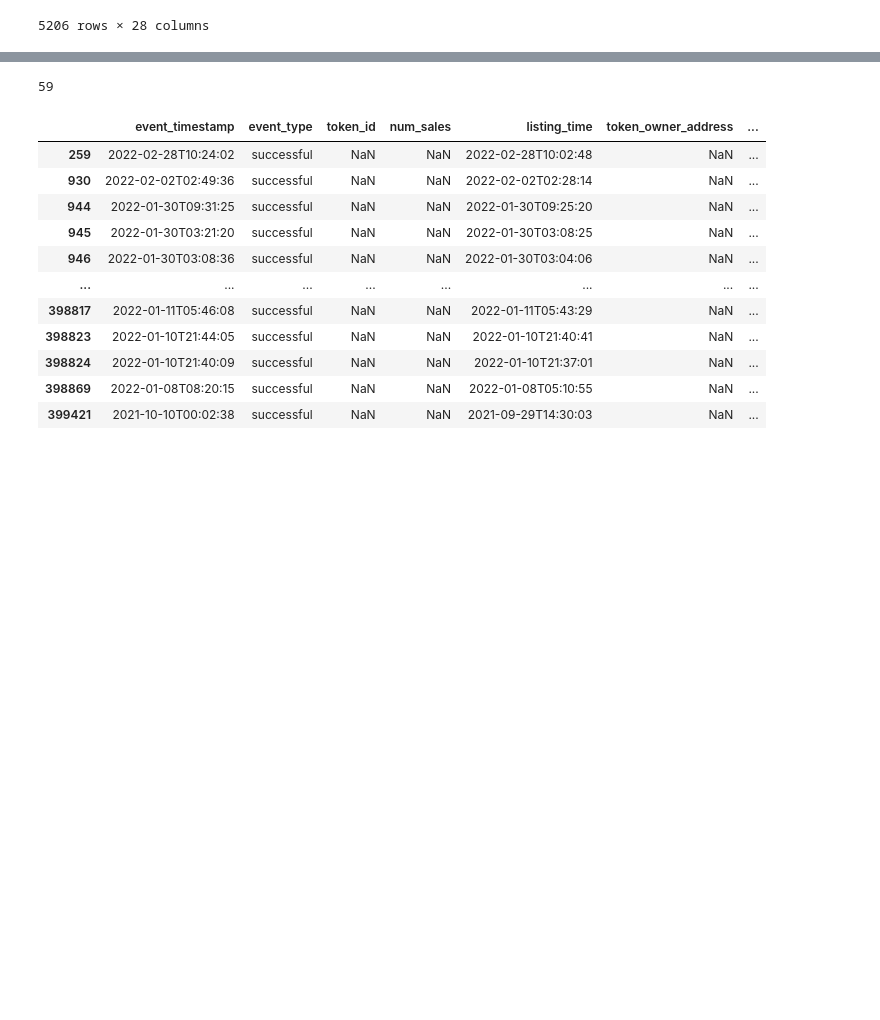
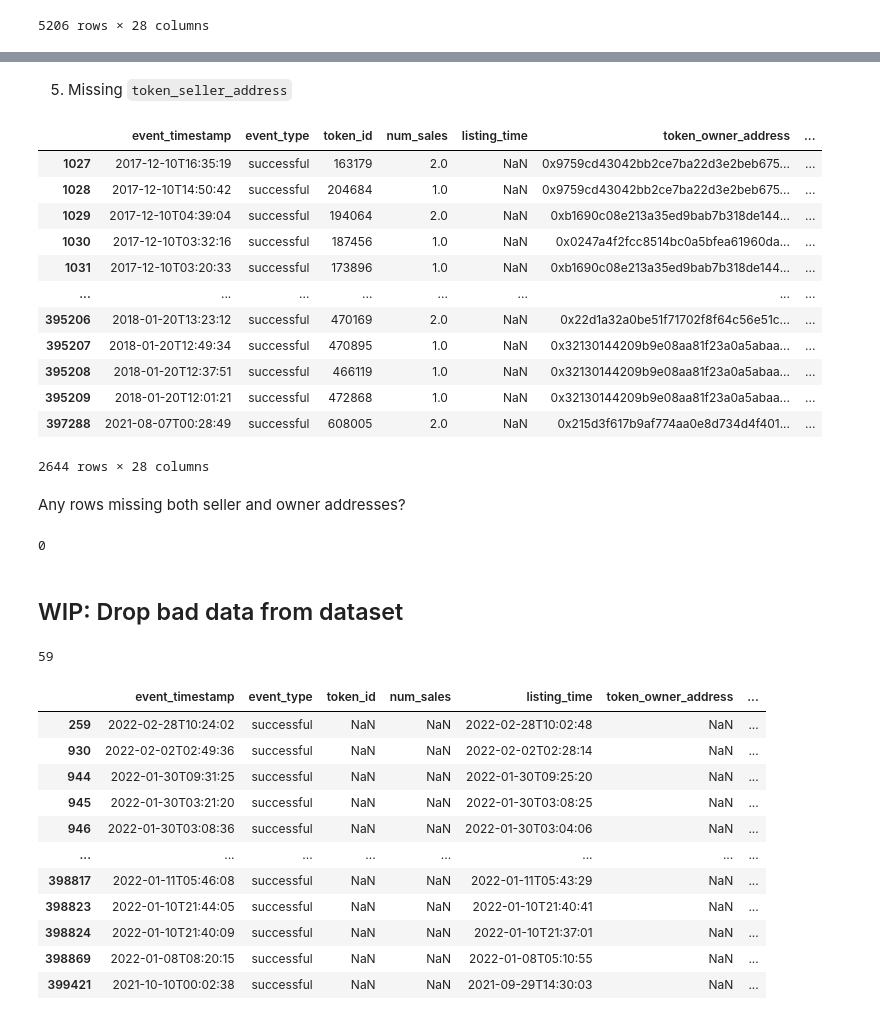
Before and after one commit to lawrence009/OpenSea_EDA, a Jupyter notebook: opeansea_events_eda.ipynb, the cells around one changed output, grey strips where cells are left out. Drawn from its saved outputs; the diff is of its cells as text; code cells hidden in the pictures; blank space fills up the shorter version.

Commit message:
identify potentially more bad data

```diff
--- a/opeansea_events_eda.ipynb
+++ b/opeansea_events_eda.ipynb
@@ -264,3 +260,31 @@ wallets[bad]
+# %% [markdown]
+5. Missing `token_seller_address`
+# %%
+bad = wallets.token_seller_address.isna()
+wallets[bad]
+# %% [output]
+|  | event_timestamp | event_type | token_id | num_sales | listing_time | token_owner_address | ... |
+| 1027 | 2017-12-10T16:35:19 | successful | 163179 | 2.0 | NaN | 0x9759cd43042bb2ce7ba22d3e2beb675... | ... |
+| 1028 | 2017-12-10T14:50:42 | successful | 204684 | 1.0 | NaN | 0x9759cd43042bb2ce7ba22d3e2beb675... | ... |
+| 1029 | 2017-12-10T04:39:04 | successful | 194064 | 2.0 | NaN | 0xb1690c08e213a35ed9bab7b318de144... | ... |
+| 1030 | 2017-12-10T03:32:16 | successful | 187456 | 1.0 | NaN | 0x0247a4f2fcc8514bc0a5bfea61960da... | ... |
+| 1031 | 2017-12-10T03:20:33 | successful | 173896 | 1.0 | NaN | 0xb1690c08e213a35ed9bab7b318de144... | ... |
+| ... | ... | ... | ... | ... | ... | ... | ... |
+| 395206 | 2018-01-20T13:23:12 | successful | 470169 | 2.0 | NaN | 0x22d1a32a0be51f71702f8f64c56e51c... | ... |
+| 395207 | 2018-01-20T12:49:34 | successful | 470895 | 1.0 | NaN | 0x32130144209b9e08aa81f23a0a5abaa... | ... |
+| 395208 | 2018-01-20T12:37:51 | successful | 466119 | 1.0 | NaN | 0x32130144209b9e08aa81f23a0a5abaa... | ... |
+| 395209 | 2018-01-20T12:01:21 | successful | 472868 | 1.0 | NaN | 0x32130144209b9e08aa81f23a0a5abaa... | ... |
+| 397288 | 2021-08-07T00:28:49 | successful | 608005 | 2.0 | NaN | 0x215d3f617b9af774aa0e8d734d4f401... | ... |
+2644 rows × 28 columns
+# %% [markdown]
+Any rows missing both seller and owner addresses?
+# %%
+bad = np.logical_and(wallets.token_seller_address.isna(), wallets.token_owner_address.isna())
+sum(bad)
+# %% [output]
+0
+# %% [markdown]
+## WIP: Drop bad data from dataset
 # %%
 import numpy as np
 
```
Also changed, not shown: parts of 21 cells of this notebook.
